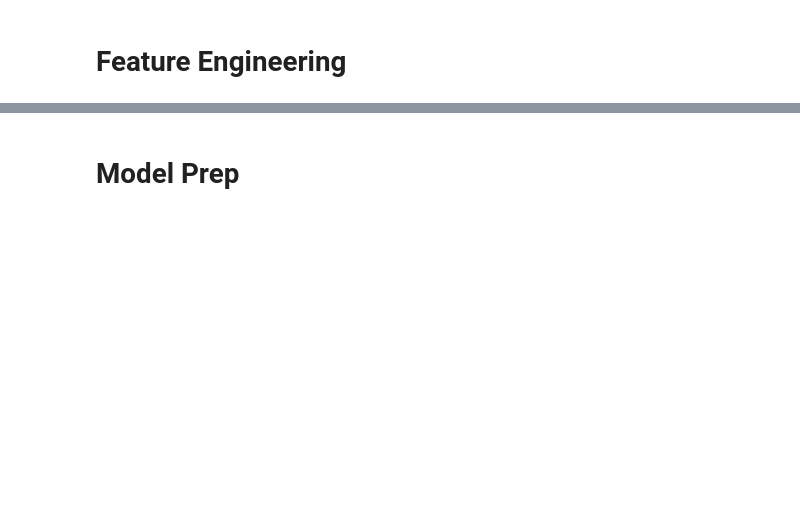
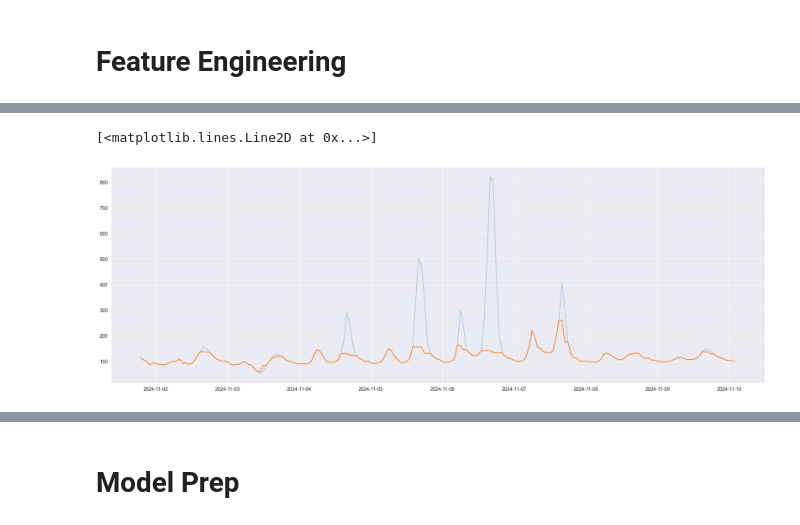
Before and after one commit to valentin-17/epf, a Jupyter notebook: notebooks/exploratory_analysis.ipynb, the cells around one changed output, grey strips where cells are left out. Cells and saved outputs as stored; diff of their text form; code cells hidden in the pictures; blank space fills up the shorter version.

```diff
--- a/notebooks/exploratory_analysis.ipynb
+++ b/notebooks/exploratory_analysis.ipynb
@@ -228,3 +177,29 @@ features = combined_df.get(
+# %%
+# create calendar features
+combined_df["month"] = pd.DatetimeIndex(combined_df.index).month
+# 1 = Monday, 7 = Sunday, add 1 because default is 0 = Monday
+combined_df["day_of_week"] = pd.DatetimeIndex(combined_df.index).day
+# uses holiday library see references/refs.md [4]
+de_holidays = holidays.country_holidays("DE", years=[2023,2024])
+# set holiday to 1 if it is a holiday else 0
+combined_df["holiday"] = combined_df.index.to_series().apply(lambda x: 1 if x in de_holidays else 0)
 # %%
-# remove outliers from features using rolling median window
-features["de_lu_price"] = HampelFilter(window_length=24, n_sigma=3).fit_transform(features["de_lu_price"])
+# remove outliers from features using Hampel Filter
+def detect_and_remove_outliers(feature, window_length, n_sigma, imputer_method: str = None) -> pd.DataFrame:
+    """
+    Detect and remove outliers from features using Hampel Filter. Only imputes where outliers are present.
+
+    :param feature: The feature where outliers should be removed.
+    :param window_length: Window length for Hampel Filter.
+    :param n_sigma: Number of standard deviations for outlier detection.
+    :param imputer_method: Method for imputing missing values.
+
+    :returns: DataFrame containing all features with outliers removed where applicable.
+    """
+    hampel = HampelFilter(window_length=window_length, n_sigma=n_sigma)
+    imputer = Imputer(method=imputer_method) if imputer_method is not None else Imputer()
+
+    feature_hat = hampel.fit_transform(feature)
+    feature_imputed = imputer.fit_transform(feature_hat)
+
+    return feature_imputed
@@ -250,0 +209,8 @@ features
+# %%
+# example
+plt.figure(figsize=(24, 8))
+plt.plot(combined_df["de_lu_price"][16100:16300], label="de_lu_price", alpha=0.3)
+plt.plot(combined_df["de_lu_price_hat"][16100:16300], label="de_lu_price_hat")
+# %% [output]
+[<matplotlib.lines.Line2D at 0x...>]
+[figure, added]
```
Also changed, not shown: parts of 40 cells of this notebook, 1 other file.
